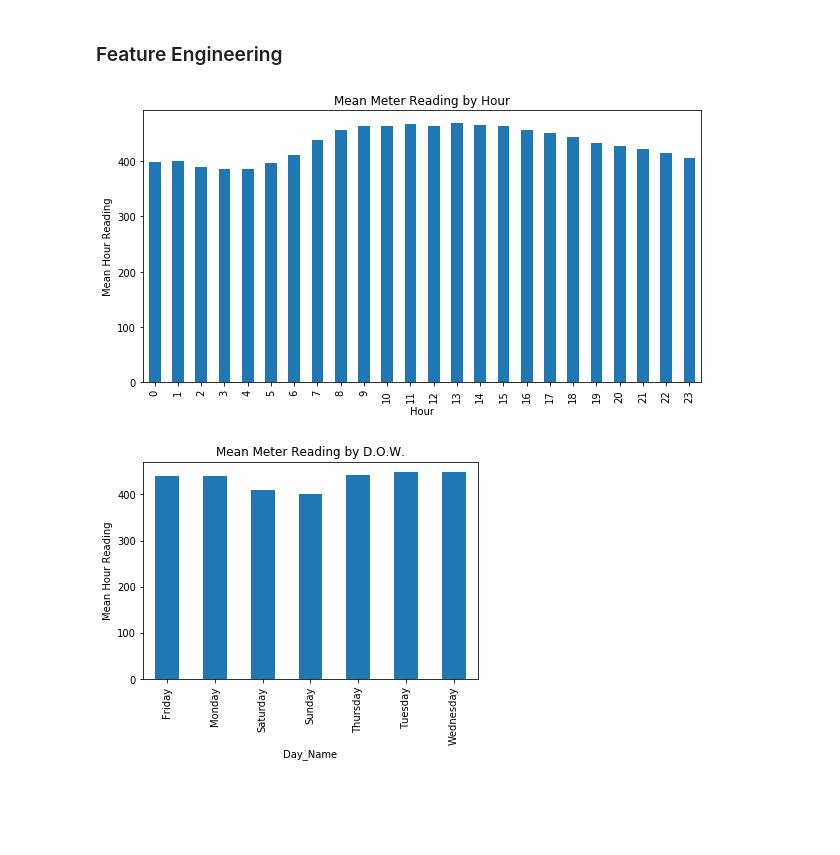
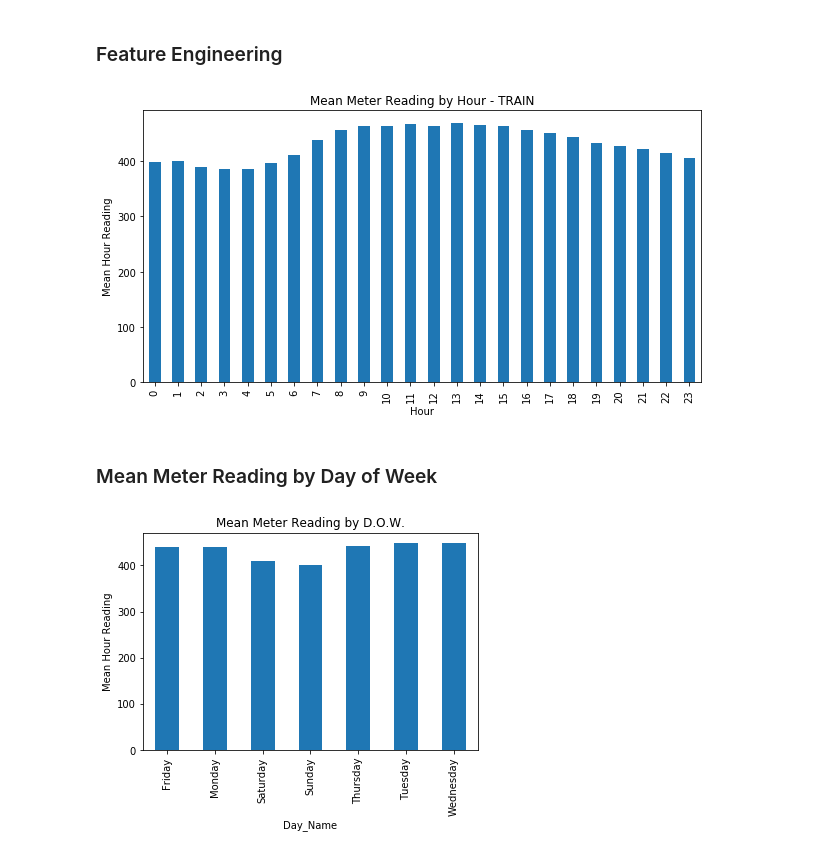
Before and after one commit to Hedrick9/ASHRAE_Energy-Predictor, a Jupyter notebook: dks_notebook.ipynb, the cells around one changed output. Drawn from its saved outputs; the diff is of its cells as text; code cells hidden in the pictures; blank space fills up the shorter version.

```diff
--- a/dks_notebook.ipynb
+++ b/dks_notebook.ipynb
@@ -127,7 +133,9 @@ train['Month'] = train.timestamp.dt.month_name()
 # %%
 train.groupby('Hour')['meter_reading'].mean().head(24).plot(kind='bar', figsize=(10,5))
 plt.ylabel('Mean Hour Reading')
-plt.title('Mean Meter Reading by Hour');
+plt.title('Mean Meter Reading by Hour - TRAIN');
 # %% [output]
-[figure, old version]
+[figure, new version]
+# %% [markdown]
+### Mean Meter Reading by Day of Week
 # %%
```
Also changed, not shown: parts of 35 cells of this notebook.
